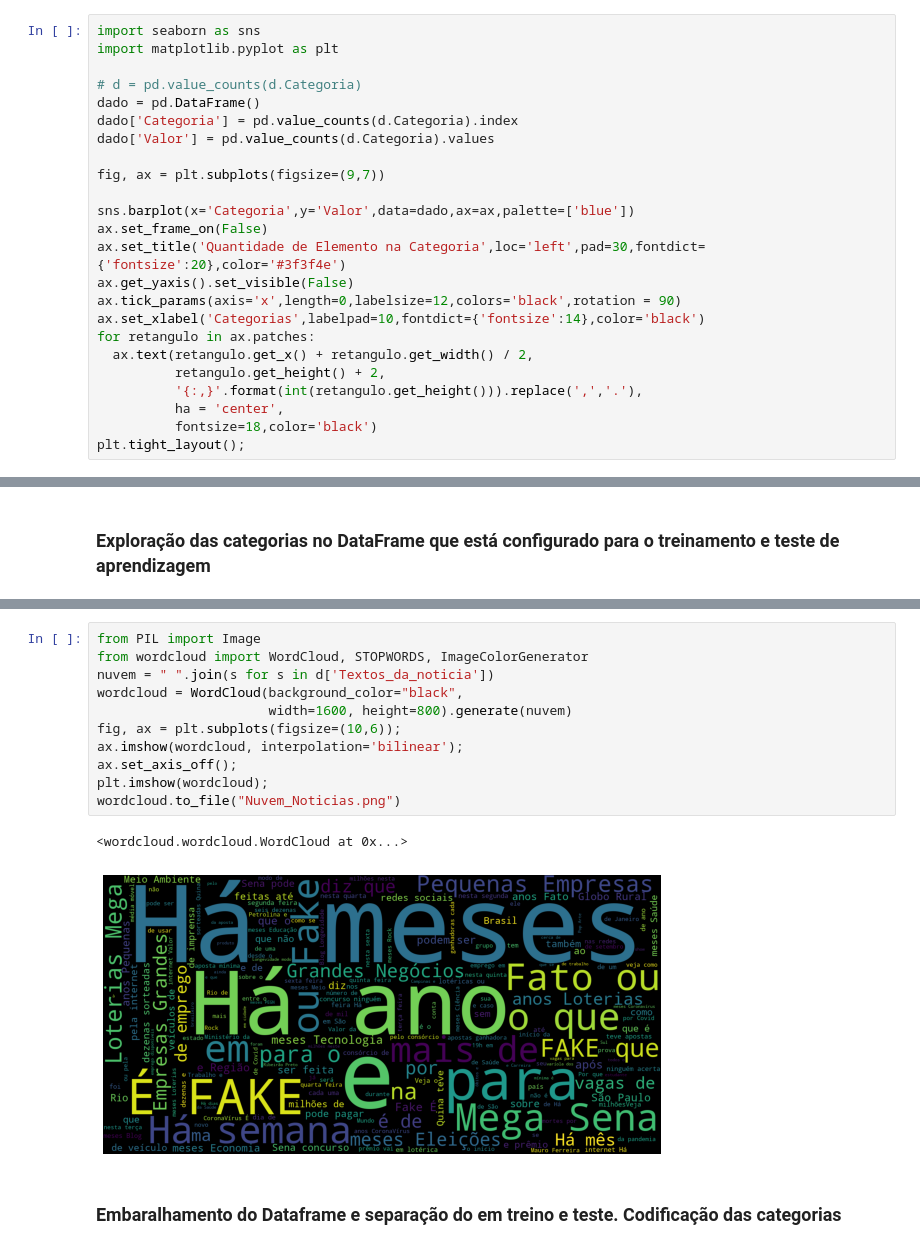
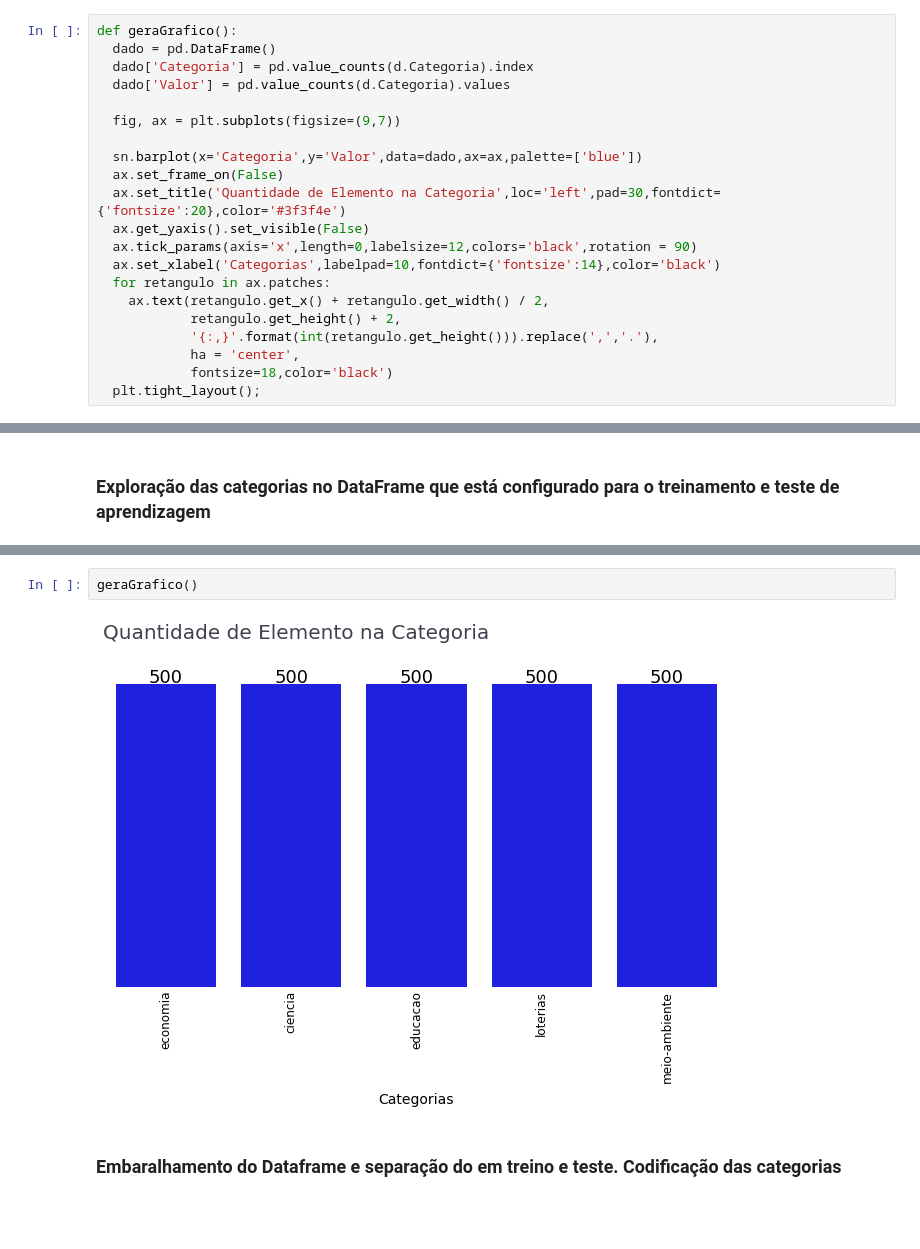
Before and after one commit to JoseHelioF/Avaliacao, a Jupyter notebook: NoticiasDataset.ipynb, the cells around one changed output, grey strips where cells are left out. Cells and saved outputs as stored; diff of their text form; blank space fills up the shorter version.

```diff
--- a/NoticiasDataset.ipynb
+++ b/NoticiasDataset.ipynb
@@ -112,24 +138,21 @@ d
 # %%
-import seaborn as sns
-import matplotlib.pyplot as plt
+def geraGrafico():
+  dado = pd.DataFrame()
+  dado['Categoria'] = pd.value_counts(d.Categoria).index
+  dado['Valor'] = pd.value_counts(d.Categoria).values
 
-# d = pd.value_counts(d.Categoria)
-dado = pd.DataFrame()
-dado['Categoria'] = pd.value_counts(d.Categoria).index
-dado['Valor'] = pd.value_counts(d.Categoria).values
+  fig, ax = plt.subplots(figsize=(9,7))
 
-fig, ax = plt.subplots(figsize=(9,7))
-
-sns.barplot(x='Categoria',y='Valor',data=dado,ax=ax,palette=['blue'])
-ax.set_frame_on(False)
-ax.set_title('Quantidade de Elemento na Categoria',loc='left',pad=30,fontdict={'fontsize':20},color='#3f3f4e')
-ax.get_yaxis().set_visible(False)
-ax.tick_params(axis='x',length=0,labelsize=12,colors='black',rotation = 90)
-ax.set_xlabel('Categorias',labelpad=10,fontdict={'fontsize':14},color='black')
-for retangulo in ax.patches:
-  ax.text(retangulo.get_x() + retangulo.get_width() / 2,
-          retangulo.get_height() + 2,
-          '{:,}'.format(int(retangulo.get_height())).replace(',','.'),
-          ha = 'center',
-          fontsize=18,color='black')
-plt.tight_layout();
+  sn.barplot(x='Categoria',y='Valor',data=dado,ax=ax,palette=['blue'])
+  ax.set_frame_on(False)
+  ax.set_title('Quantidade de Elemento na Categoria',loc='left',pad=30,fontdict={'fontsize':20},color='#3f3f4e')
+  ax.get_yaxis().set_visible(False)
+  ax.tick_params(axis='x',length=0,labelsize=12,colors='black',rotation = 90)
+  ax.set_xlabel('Categorias',labelpad=10,fontdict={'fontsize':14},color='black')
+  for retangulo in ax.patches:
+    ax.text(retangulo.get_x() + retangulo.get_width() / 2,
+            retangulo.get_height() + 2,
+            '{:,}'.format(int(retangulo.get_height())).replace(',','.'),
+            ha = 'center',
+            fontsize=18,color='black')
+  plt.tight_layout();
@@ -196,17 +237,7 @@ plt.tight_layout();
-# %%
-from PIL import Image
-from wordcloud import WordCloud, STOPWORDS, ImageColorGenerator
-nuvem = " ".join(s for s in d['Textos_da_noticia'])
-wordcloud = WordCloud(background_color="black",
-                      width=1600, height=800).generate(nuvem)
-fig, ax = plt.subplots(figsize=(10,6));
-ax.imshow(wordcloud, interpolation='bilinear');
-ax.set_axis_off();
-plt.imshow(wordcloud);
-wordcloud.to_file("Nuvem_Noticias.png")
-# %% [output]
-<wordcloud.wordcloud.WordCloud at 0x...>
-[figure, removed]
+# %%
+geraGrafico()
+# %% [output]
+[figure, added]
 # %% [markdown]
 ### **Embaralhamento do Dataframe e separação do em treino e teste. Codificação das categorias**
 # %%
```
Also changed, not shown: parts of 52 cells of this notebook.
